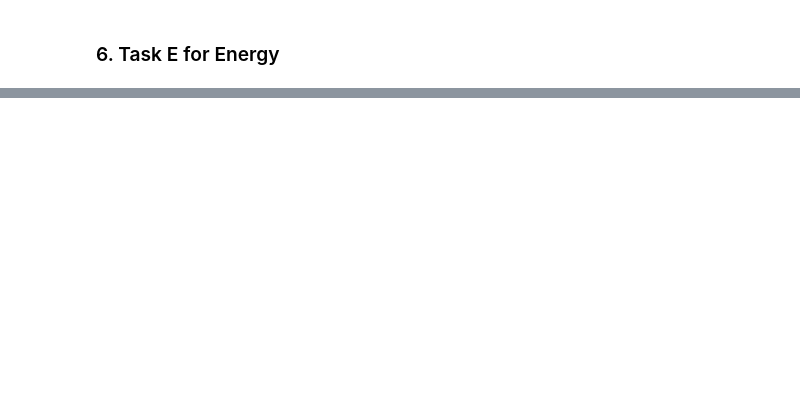
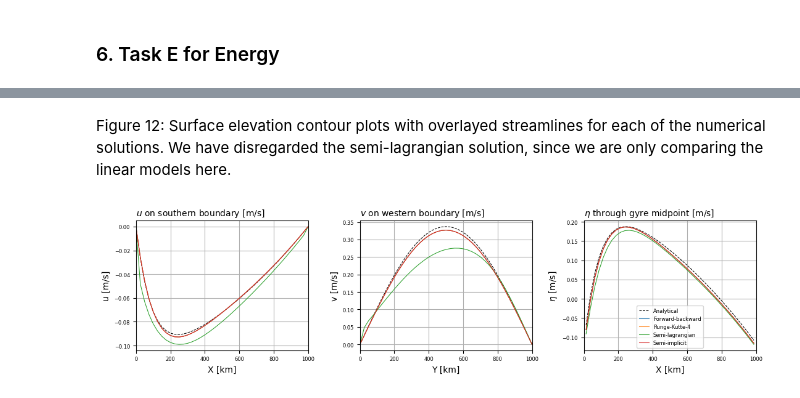
Before and after one commit to mnridao/MTMW14-Assignment-2, a Jupyter notebook: assignment2.ipynb, the cells around one changed output, grey strips where cells are left out. Drawn from its saved outputs; the diff is of its cells as text; code cells hidden in the pictures; blank space fills up the shorter version.

```diff
--- a/assignment2.ipynb
+++ b/assignment2.ipynb
@@ -178,0 +214,6 @@ Figure 12:
+# %% [markdown]
+Figure 12: Surface elevation contour plots with overlayed streamlines for each of the numerical solutions. We have disregarded the semi-lagrangian solution, since we are only comparing the linear models here.
+# %%
+assign2.runTaskG2() # Gyre section comparisons.
+# %% [output]
+[figure, added]
```
Also changed, not shown: parts of 76 cells of this notebook, 10 other files.
